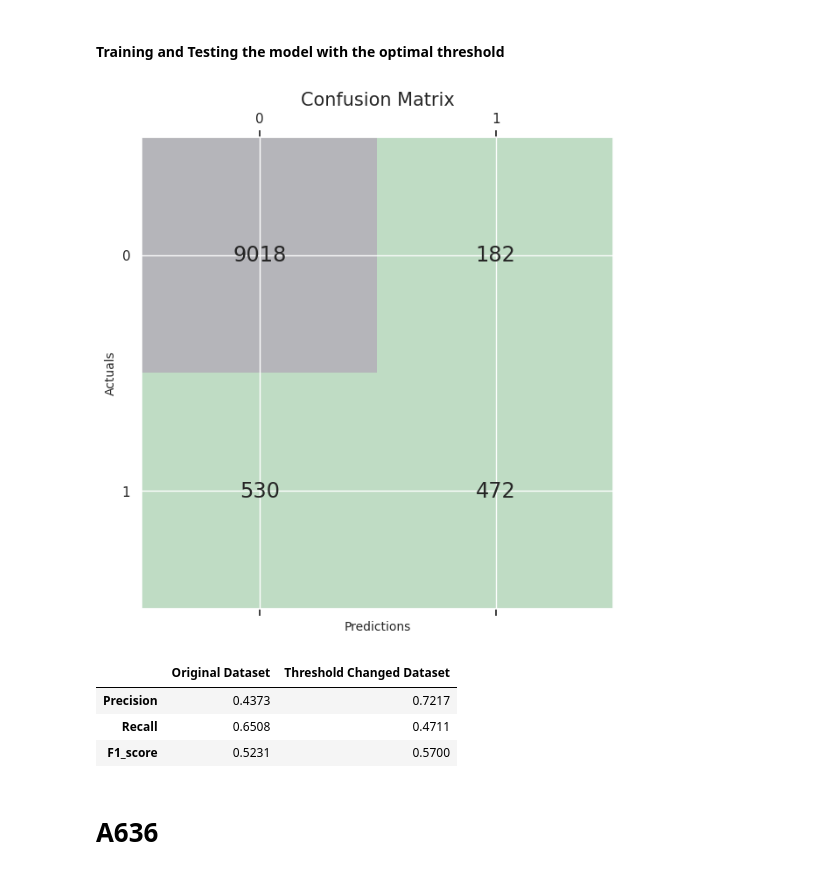
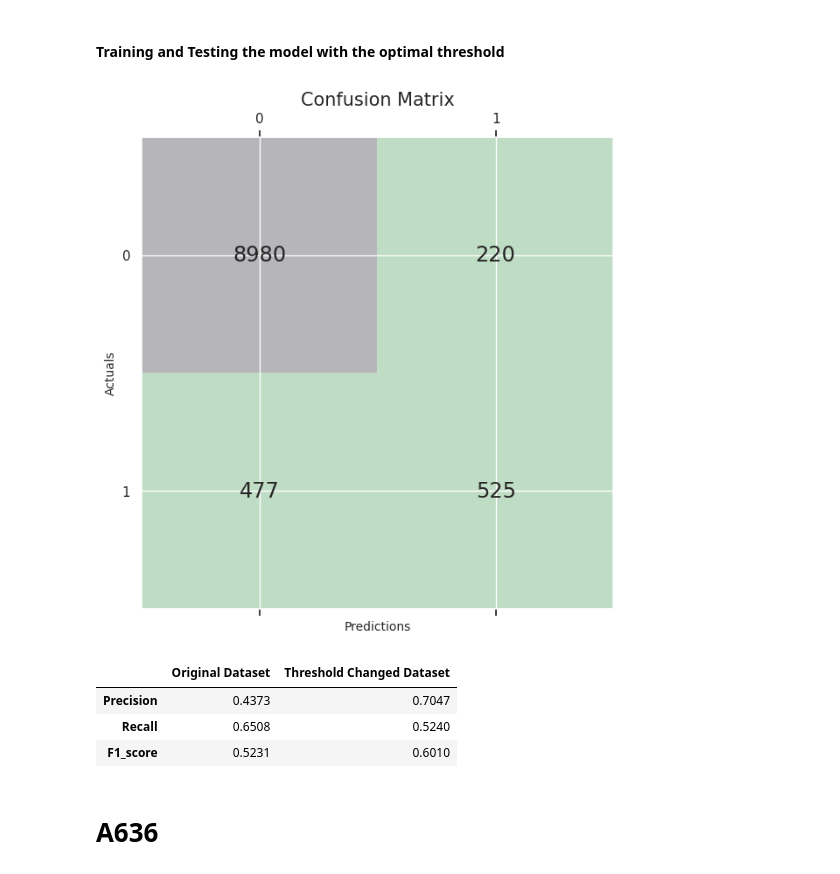
Before and after one commit to balthapaixao/cic1205-machine-learning, a Jupyter notebook: assignments/assignment-01-ex-03.ipynb, the cells around one changed output. Drawn from its saved outputs; the diff is of its cells as text; code cells hidden in the pictures.

```diff
--- a/assignments/assignment-01-ex-03.ipynb
+++ b/assignments/assignment-01-ex-03.ipynb
@@ -734,7 +718,7 @@ plt.show()
 # %% [markdown]
 #### Training and Testing the model with the optimal threshold
 # %%
-y_pred_new_threshold = (GB.predict_proba(X_test)[:, 1] >= 0.25).astype(int)
+y_pred_new_threshold = (GB.predict_proba(X_test)[:, 1] >= 0.3).astype(int)
 
 conf_matrix = confusion_matrix(y_true=y_test, y_pred=y_pred_new_threshold)
 
@@ -742,8 +726,7 @@ fig, ax = plt.subplots(figsize=(7, 7))
 ax.matshow(conf_matrix, cmap=plt.cm.Accent, alpha=0.4)
 for i in range(conf_matrix.shape[0]):
     for j in range(conf_matrix.shape[1]):
-        ax.text(x=j, y=i, s=conf_matrix[i, j],
-                va="center", ha="center", size="x-large")
+        ax.text(x=j, y=i, s=conf_matrix[i, j], va="center", ha="center", size="x-large")
 
 plt.xlabel("Predictions", fontsize=10)
 plt.ylabel("Actuals", fontsize=10)
@@ -1001,28 +969,35 @@ recall_original = round(recall_score(y_val, y_pred), 4)
 F1_score_original = round(f1_score(y_val, y_pred), 4)
 metrics_original = [precision_original, recall_original, F1_score_original]
 # %%
-cols = ['Metrics', 'Original']
+cols = ["Metrics", "Original"]
 adj_threshold = pd.DataFrame()
-adj_threshold['Original'] = metrics_original
-thresholds = [j/20 for j in range(1, 16)]
+adj_threshold["Original"] = metrics_original
+thresholds = [j / 20 for j in range(1, 16)]
 
 for i in thresholds:
     y_pred_new_threshold = (GB.predict_proba(X_val)[:, 1] >= i).astype(
-        int)  # calculating the threshold with respect to class 1
+        int
+    )  # calculating the threshold with respect to class 1
 
-    precision_adj_threshold = round(precision_score(
-        y_val, y_pred_new_threshold, average='binary'), 4)
-    recall_adj_threshold = round(recall_score(
-        y_val, y_pred_new_threshold, average='binary'), 4)
+    precision_adj_threshold = round(
+        precision_score(y_val, y_pred_new_threshold, average="binary"), 4
+    )
+    recall_adj_threshold = round(
+        recall_score(y_val, y_pred_new_threshold, average="binary"), 4
+    )
     F1_score_adj_threshold = round(
-        (f1_score(y_val, y_pred_new_threshold, average='binary')), 4)
-    metrics_adj_threshold = [precision_adj_threshold,
-                             recall_adj_threshold, F1_score_adj_threshold]
-    name = 'Threshold: ' + str(i)
+        (f1_score(y_val, y_pred_new_threshold, average="binary")), 4
+    )
+    metrics_adj_threshold = [
+        precision_adj_threshold,
+        recall_adj_threshold,
+        F1_score_adj_threshold,
+    ]
+    name = "Threshold: " + str(i)
     adj_threshold[name] = metrics_adj_threshold
     cols.append(name)
 
-adj_threshold.index = ['Precision', 'Recall', 'F1_score']
+adj_threshold.index = ["Precision", "Recall", "F1_score"]
 adj_threshold = adj_threshold.reset_index()
 adj_threshold.columns = cols
 adj_threshold.transpose()
@@ -1063,41 +1040,41 @@ plt.show()
 # %% [markdown]
 #### Training and Testing the model with the optimal threshold
 # %%
-y_pred_new_threshold = (GB.predict_proba(X_test)[:, 1] >= 0.6).astype(int)
+y_pred_new_threshold = (GB.predict_proba(X_test)[:, 1] >= 0.55).astype(int)
 
 conf_matrix = confusion_matrix(y_true=y_test, y_pred=y_pred_new_threshold)
 
 fig, ax = plt.subplots(figsize=(7, 7))
 ax.matshow(conf_matrix, cmap=plt.cm.Accent, alpha=0.4)
 for i in range(conf_matrix.shape[0]):
     for j in range(conf_matrix.shape[1]):
-        ax.text(x=j, y=i, s=conf_matrix[i, j],
-                va="center", ha="center", size="x-large")
+        ax.text(x=j, y=i, s=conf_matrix[i, j], va="center", ha="center", size="x-large")
 
 plt.xlabel("Predictions", fontsize=10)
 plt.ylabel("Actuals", fontsize=10)
 plt.title("Confusion Matrix", fontsize=15)
 plt.show()
 # %% [output]
-[figure, old version]
+[figure, new version]
 # %%
-precision_changedthreshold = round(
-    precision_score(y_test, y_pred_new_threshold), 4)
+precision_changedthreshold = round(precision_score(y_test, y_pred_new_threshold), 4)
 recall_changedthreshold = round(recall_score(y_test, y_pred_new_threshold), 4)
 F1_changedthreshold = round(f1_score(y_test, y_pred_new_threshold), 4)
-metrics_changedthreshold = [precision_changedthreshold,
-                            recall_changedthreshold, F1_changedthreshold]
+metrics_changedthreshold = [
+    precision_changedthreshold,
+    recall_changedthreshold,
+    F1_changedthreshold,
+]
 
-changedthreshold = pd.DataFrame(
-    list(zip(metrics_original, metrics_changedthreshold)))
-changedthreshold.index = ['Precision', 'Recall', 'F1_score']
-changedthreshold.columns = ['Original Dataset', 'Threshold Changed Dataset']
+changedthreshold = pd.DataFrame(list(zip(metrics_original, metrics_changedthreshold)))
+changedthreshold.index = ["Precision", "Recall", "F1_score"]
+changedthreshold.columns = ["Original Dataset", "Threshold Changed Dataset"]
 changedthreshold
 # %% [output]
 |  | Original Dataset | Threshold Changed Dataset |
-| Precision | 0.4373 | 0.7217 |
-| Recall | 0.6508 | 0.4711 |
-| F1_score | 0.5231 | 0.5700 |
+| Precision | 0.4373 | 0.7047 |
+| Recall | 0.6508 | 0.5240 |
+| F1_score | 0.5231 | 0.6010 |
 # %% [markdown]
 # A636
 # %%
```
Also changed, not shown: parts of 69 cells of this notebook, 3 other files.
